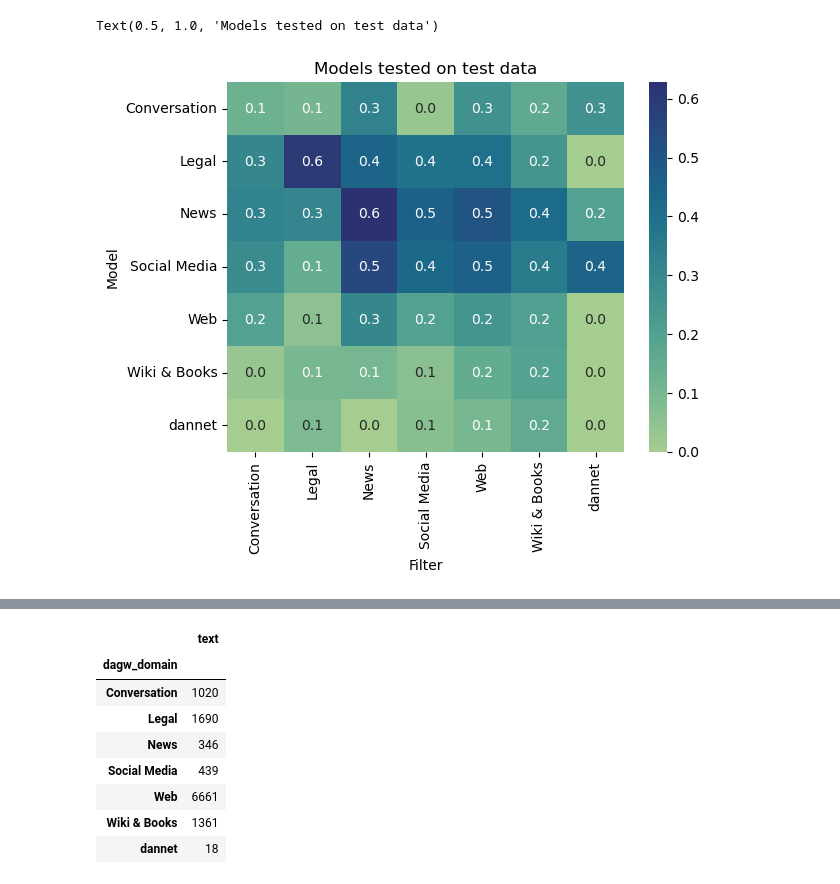
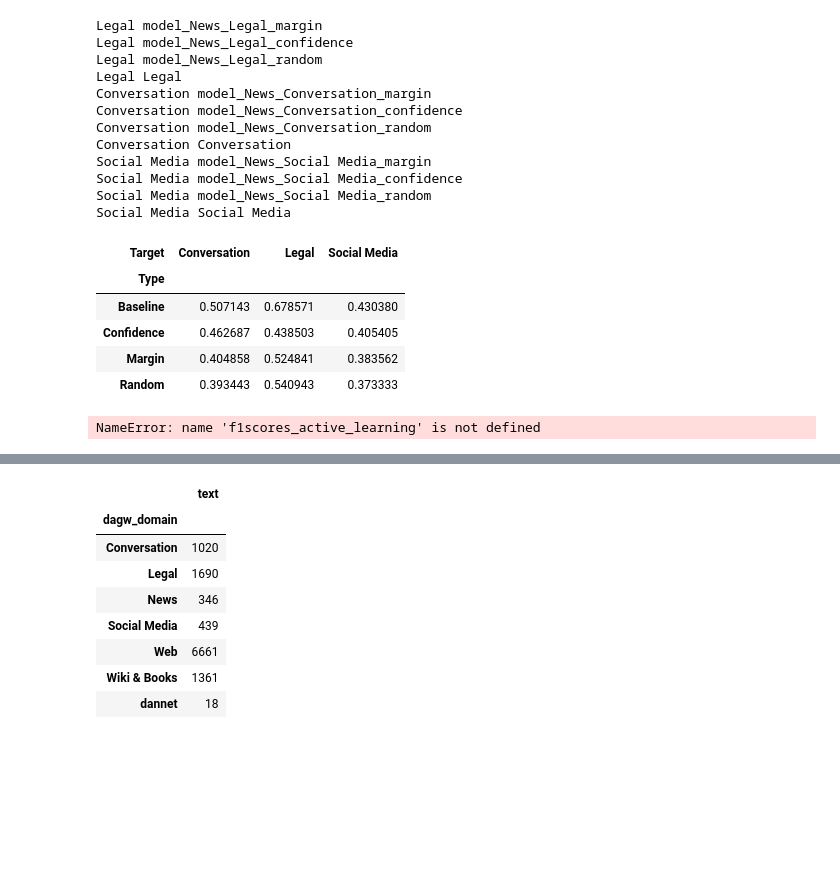
Before and after one commit to krusand/CrossNER-Active-Learning, a Jupyter notebook: spanf1.ipynb, the cells around one changed output, grey strips where cells are left out. Drawn from its saved outputs; the diff is of its cells as text; code cells hidden in the pictures; blank space fills up the shorter version.

```diff
--- a/spanf1.ipynb
+++ b/spanf1.ipynb
@@ -58,15 +58,15 @@ model = BertForTokenClassification.from_pretrained(bert_model_name, config=bert_
 model.load_state_dict(torch.load(f"Trained_models/source_domains/{model_type}_finetuned.pt", map_location=device))
 
 # Evaluate model
-preds, targets = nu.evaluate_model(model=model, dataloader=test_loader, device=device)
+model_preds, targets = nu.evaluate_model(model=model, dataloader=test_loader, device=device)
 
 # Convert ids to tags
-preds = [*map(train_dataset.index2tag.get, list(preds))]
+preds = [*map(train_dataset.index2tag.get, list(model_preds))]
 golds = [*map(train_dataset.index2tag.get, list(targets))]
 
 f1score = nu.getF1ScoreFromLists(golds=golds, preds=preds)
-print(f"{f1score = }")
-f1_scores[model_type][FILTER] = f1score
+
+print(f1score)
 # %% [output]
 Some weights of BertForTokenClassification were not initialized from the model checkpoint at bert-base-multilingual-cased and are newly initialized: ['classifier.bias', 'classifier.weight']
 You should probably TRAIN this model on a down-stream task to be able to use it for predictions and inference.
@@ -74,5 +101,6 @@ f1score = 0.6984126984126984
 # %%
 import pandas as pd
+import pickle
 models_and_filters = ['Social Media','News','Web','Conversation','Wiki & Books','Legal','dannet']
 
 with open("f1scores_new_models.pkl", "rb") as fp:
@@ -84,5 +112,6 @@ with open("f1scores_active_learning.pkl", "rb") as fp:
 with open("jaccard.pkl", "rb") as fp:
     jaccard = pickle.load(fp)
 
-jaccard
+with open("similarity.pkl", "rb") as fp:
+    similarity = pickle.load(fp)
 # %% [output]
@@ -118,19 +209,73 @@ ValueError: All arrays must be of the same length
+# %%
+with open("f1_scores/f1_scores_regularized_run1.pkl", "rb") as fp:
+    BL_f1 = pickle.load(fp)
+# %%
+import pickle
+
+
+with open("f1_scores/f1_scores_active_learning.pkl", "rb") as fp:
+    AL_f1 = pickle.load(fp)
+
+
+AL_f1.update(BL_f1)
+
+
+def active_learning_comparison(f1_scores: dict,target_domains:list[str]):
+    dfs = []
+
+    for target_domain in target_domains:
+        for model in f1_scores.keys():
+            if target_domain in model:
+                print(target_domain, model)
+                dfs.append(pd.DataFrame({
+                    "Source": [model],
+                    "Target": [target_domain],
+                    "Type": ["Baseline" if model == target_domain else model.split("_")[-1].capitalize()],
+                    "F1": [f1_scores[model][target_domain]]
+                }))
+
+    return pd.concat(dfs).pivot(index="Type", columns="Target", values="F1")
+
+
+active_learning_comparison(AL_f1, ["Legal", "Conversation", "Social Media"])
+# %% [output]
+Legal model_News_Legal_margin
+Legal model_News_Legal_confidence
+Legal model_News_Legal_random
+Legal Legal
+Conversation model_News_Conversation_margin
+Conversation model_News_Conversation_confidence
+Conversation model_News_Conversation_random
+Conversation Conversation
+Social Media model_News_Social Media_margin
+Social Media model_News_Social Media_confidence
+Social Media model_News_Social Media_random
+Social Media Social Media
+| Target | Conversation | Legal | Social Media |
+| Type |  |  |  |
+| Baseline | 0.507143 | 0.678571 | 0.430380 |
+| Confidence | 0.462687 | 0.438503 | 0.405405 |
+| Margin | 0.404858 | 0.524841 | 0.383562 |
+| Random | 0.393443 | 0.540943 | 0.373333 |
 # %%
+
 import pandas as pd
 import seaborn as sns
 import matplotlib.pyplot as plt
 dfs = []
 
-for model_type in models_and_filters:
+models = ["random", "confidence", "margin"]
+filters = ['Social Media','News','Web','Conversation','Wiki & Books','Legal','dannet']
+
+for model_type in models:
     dfs.append(pd.DataFrame({'Model': [model_type]*7,
-                'Filter': f1_scores_load[model_type].keys(),
-                'F1_scores': f1_scores_load[model_type].values()}))
+                'Filter': f1scores_active_learning[model_type].keys(),
+                'F1_scores': f1scores_active_learning[model_type].values()}))
 
 f1_df = pd.concat(dfs).pivot(index="Model", columns="Filter", values="F1_scores")
 
 
 sns.heatmap(f1_df,annot=True, fmt='.1f',cmap=sns.color_palette("crest", as_cmap=True))
-plt.title("Models tested on test data")
+plt.title("Active learning models tested on test data, spanf1")
 # %% [output]
-Text(0.5, 1.0, 'Models tested on test data')
+NameError: name 'f1scores_active_learning' is not defined
-[figure, removed]
```
Also changed, not shown: parts of 13 cells of this notebook, 31 other files.
